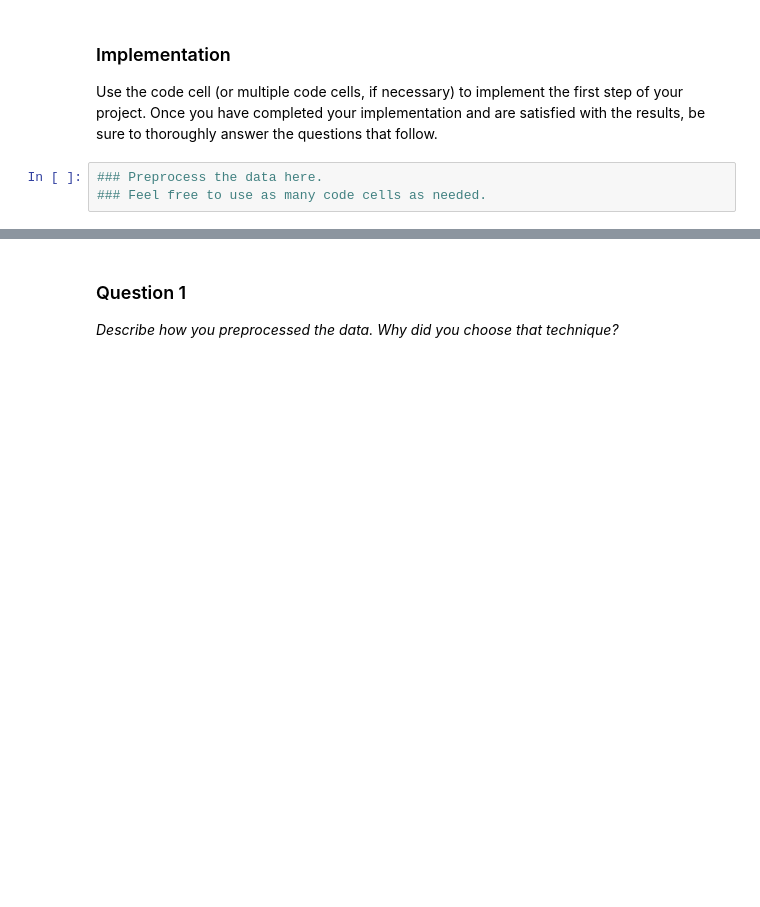
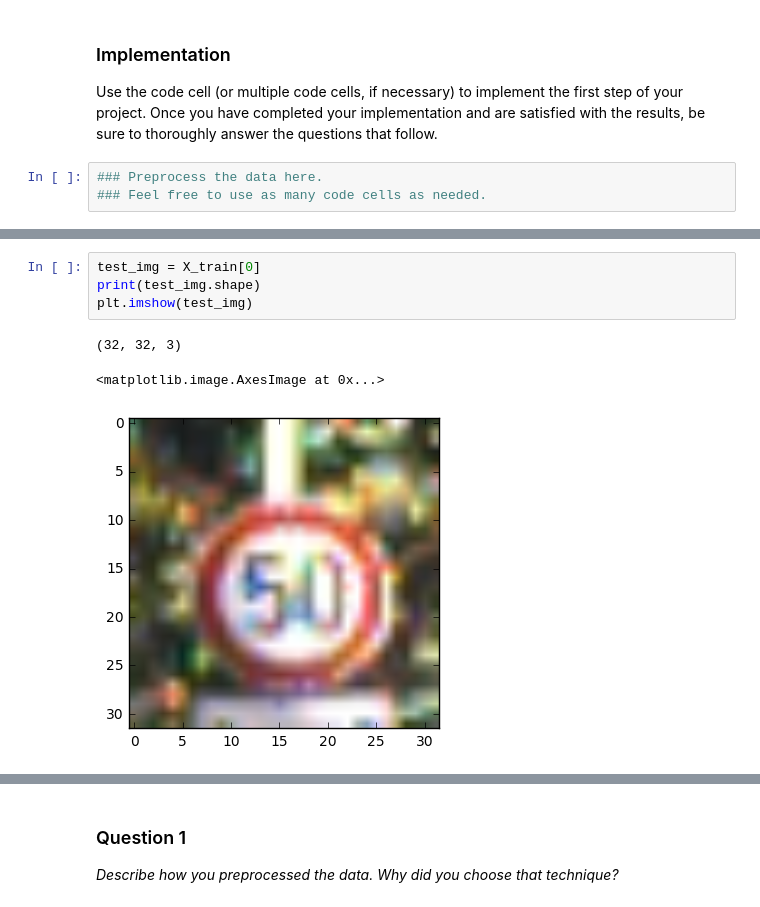
Before and after one commit to h-shib/CarND-Traffic-Sign-P2, a Jupyter notebook: Traffic_Sign_Classifier.ipynb, the cells around one changed output, grey strips where cells are left out. Drawn from its saved outputs; the diff is of its cells as text; blank space fills up the shorter version.

```diff
--- a/Traffic_Sign_Classifier.ipynb
+++ b/Traffic_Sign_Classifier.ipynb
@@ -132,0 +169,8 @@ Use the code cell (or multiple code cells, if necessary) to implement the first
+# %%
+test_img = X_train[0]
+print(test_img.shape)
+plt.imshow(test_img)
+# %% [output]
+(32, 32, 3)
+<matplotlib.image.AxesImage at 0x...>
+[figure, added]
```
Also changed, not shown: parts of 6 cells of this notebook, 1 other file.
